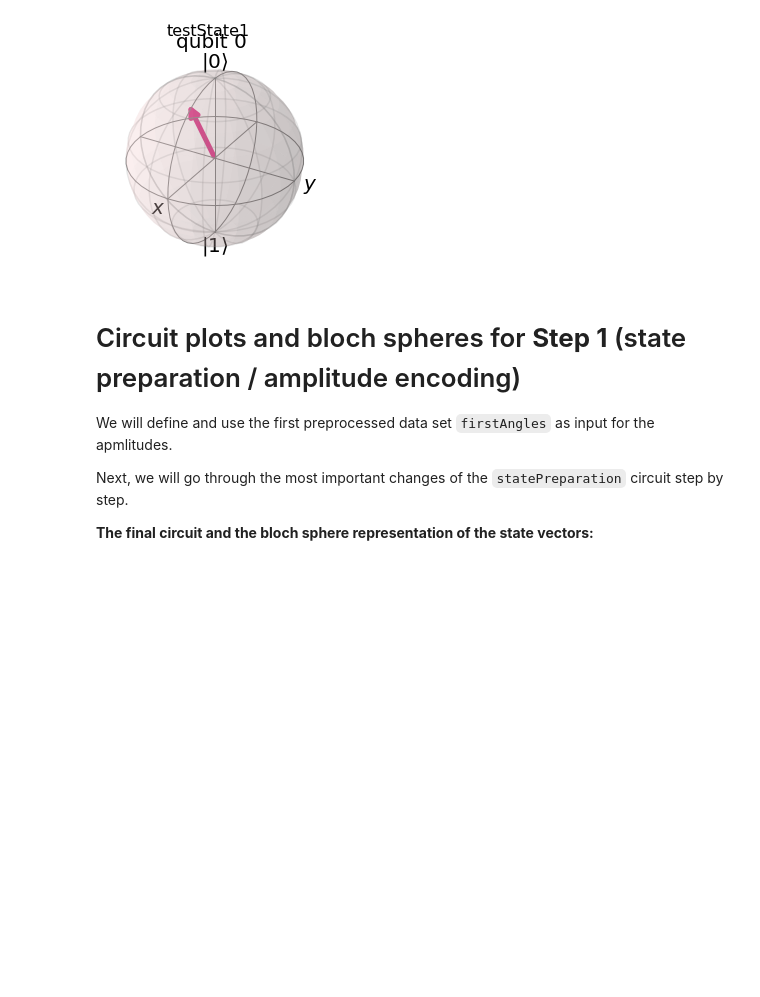
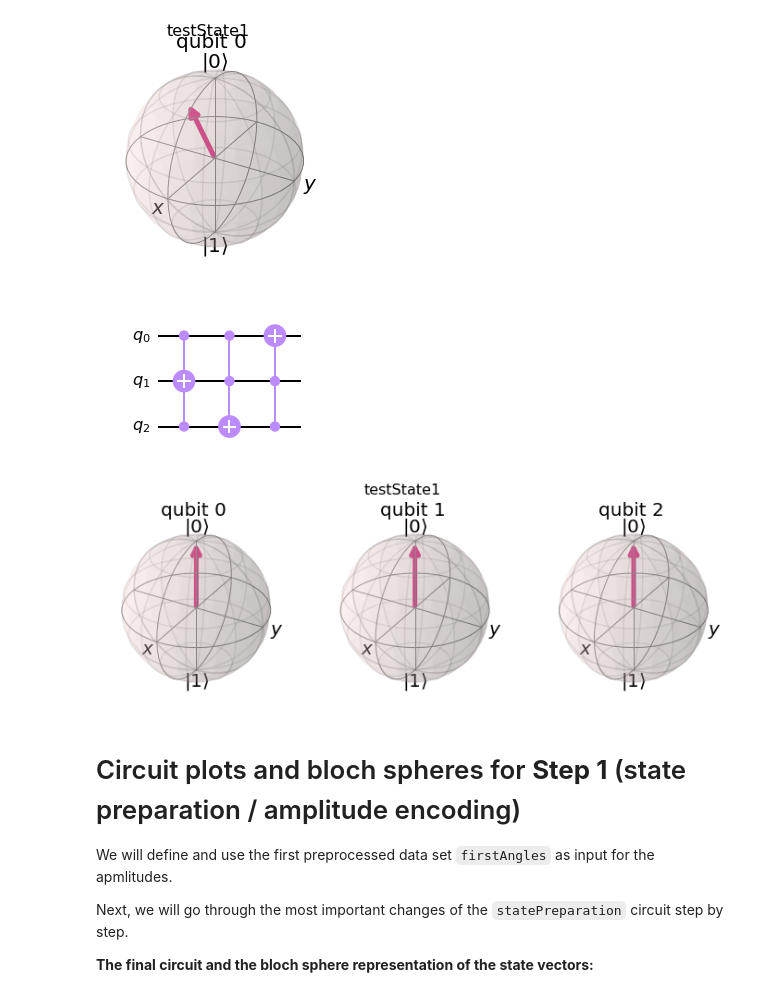
Before and after one commit to RicardoMonteiroSimoes/ZHAW_PAHS212, a Jupyter notebook: jupyter/huberpa4/pennylane_vc_basics.ipynb, the cells around one changed output. Drawn from its saved outputs; the diff is of its cells as text; code cells hidden in the pictures; blank space fills up the shorter version.

```diff
--- a/jupyter/huberpa4/pennylane_vc_basics.ipynb
+++ b/jupyter/huberpa4/pennylane_vc_basics.ipynb
@@ -92,6 +91,18 @@ display(plot_bloch_multivector(testState1, title="testState1", reverse_bits=Fals
 # %% [output]
 [figure]
 [figure]
+# %%
+# other test
+circuit = QuantumCircuit(3)
+circuit.ccx(0,2,1)
+circuit.ccx(0,1,2)
+circuit.ccx(2,1,0)
+display(circuit.draw(output='mpl'))
+testState1 = Statevector.from_instruction(circuit)
+display(plot_bloch_multivector(testState1, title="testState1", reverse_bits=False))
+# %% [output]
+[figure, added]
+[figure, added]
 # %% [markdown]
 # Circuit plots and bloch spheres for **Step 1** (state preparation / amplitude encoding)
 
```
Also changed, not shown: parts of 1 cell of this notebook, 33 other files.
